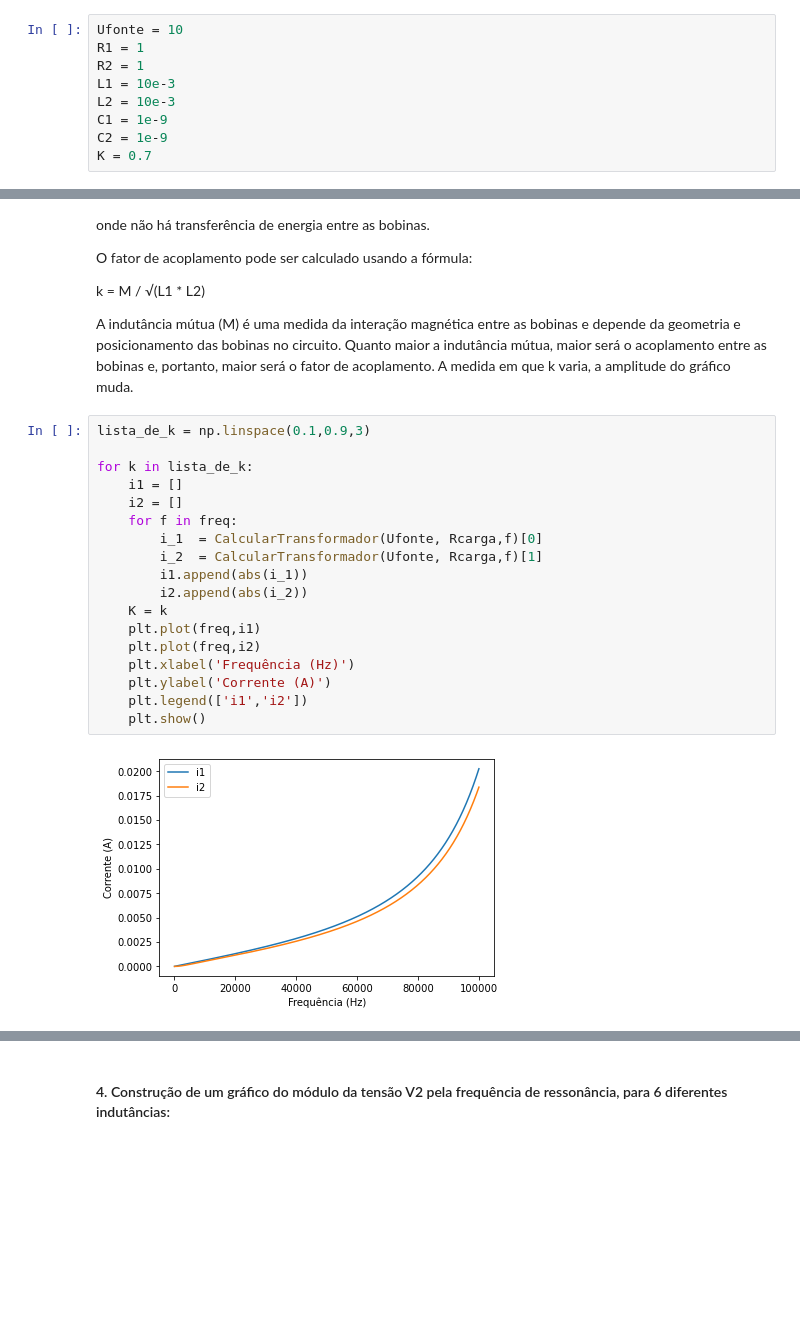
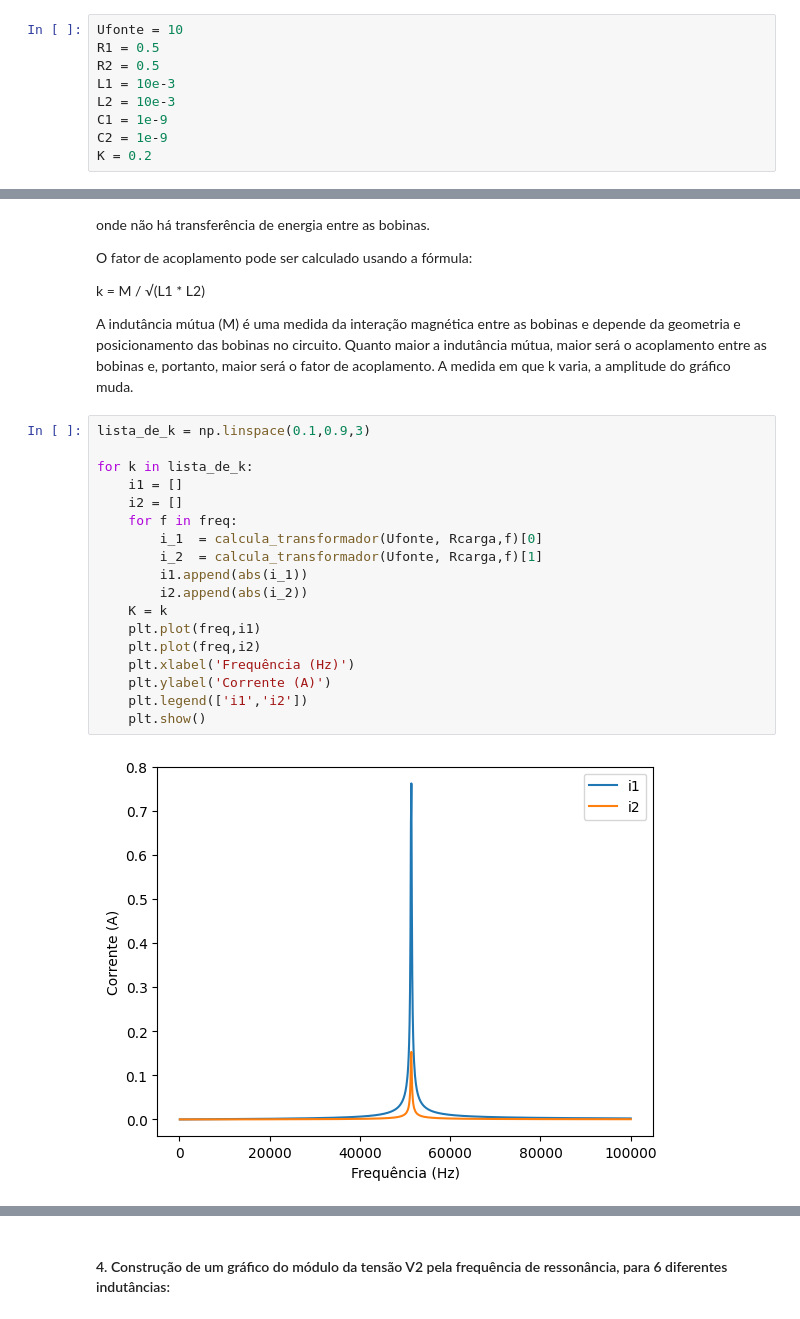
Before and after one commit to pedrofracassi/insper-eletromag-projeto, a Jupyter notebook: Etapa1.ipynb, the cells around one changed output, grey strips where cells are left out. Cells and saved outputs as stored; diff of their text form; blank space fills up the shorter version.

```diff
--- a/Etapa1.ipynb
+++ b/Etapa1.ipynb
@@ -16,13 +16,13 @@ from numpy import linalg
 import numpy as np
 # %%
 Ufonte = 10
-R1 = 1
-R2 = 1
+R1 = 0.5
+R2 = 0.5
 L1 = 10e-3
 L2 = 10e-3
 C1 = 1e-9
 C2 = 1e-9
-K = 0.7
+K = 0.2
 # %%
 def calcula_transformador(Uf, Rc,Freq):
     XL1 = 1j * 2*pi*Freq*L1
@@ -108,20 +108,20 @@ A indutância mútua (M) é uma medida da interação magnética entre as bobina
 # %%
 lista_de_k = np.linspace(0.1,0.9,3)
 
 for k in lista_de_k:
     i1 = []
     i2 = []
     for f in freq:
-        i_1  = CalcularTransformador(Ufonte, Rcarga,f)[0]
-        i_2  = CalcularTransformador(Ufonte, Rcarga,f)[1]
+        i_1  = calcula_transformador(Ufonte, Rcarga,f)[0]
+        i_2  = calcula_transformador(Ufonte, Rcarga,f)[1]
         i1.append(abs(i_1))
         i2.append(abs(i_2))
     K = k
     plt.plot(freq,i1)
     plt.plot(freq,i2)
     plt.xlabel('Frequência (Hz)')
     plt.ylabel('Corrente (A)')
     plt.legend(['i1','i2'])
     plt.show()
 # %% [output]
-[figure, old version]
+[figure, new version]
```
Also changed, not shown: parts of 5 cells of this notebook.
